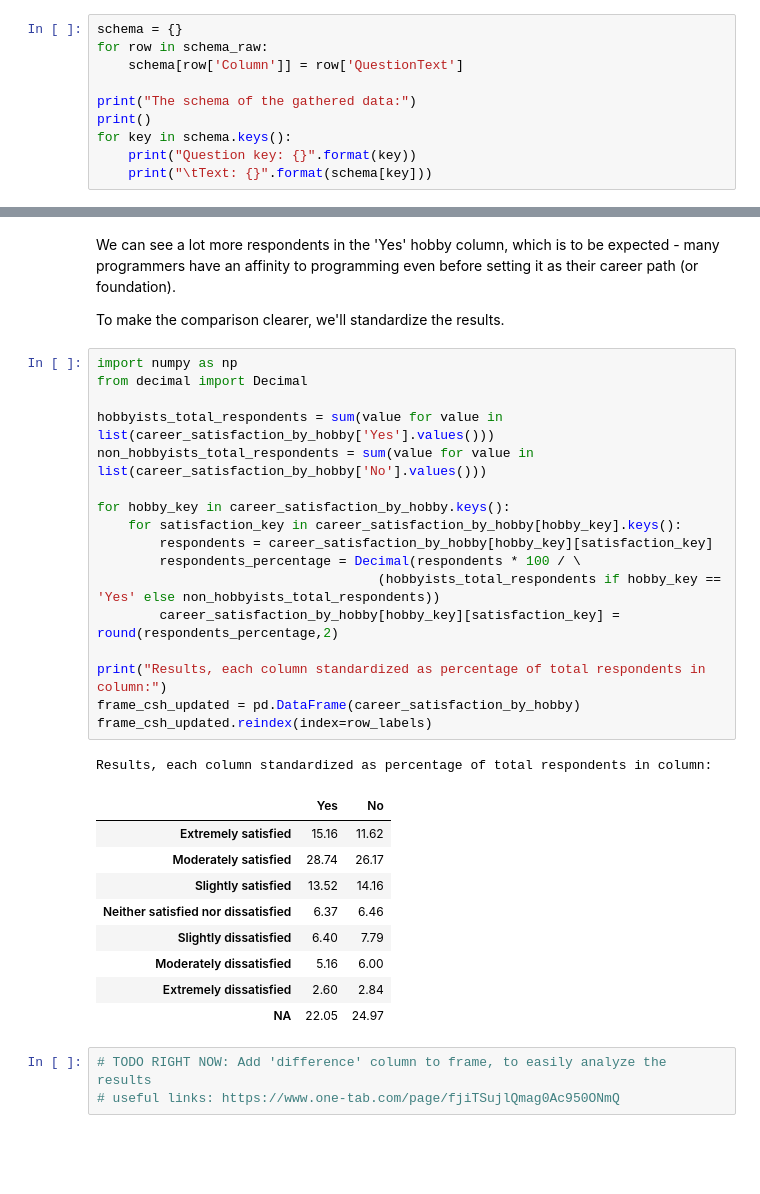
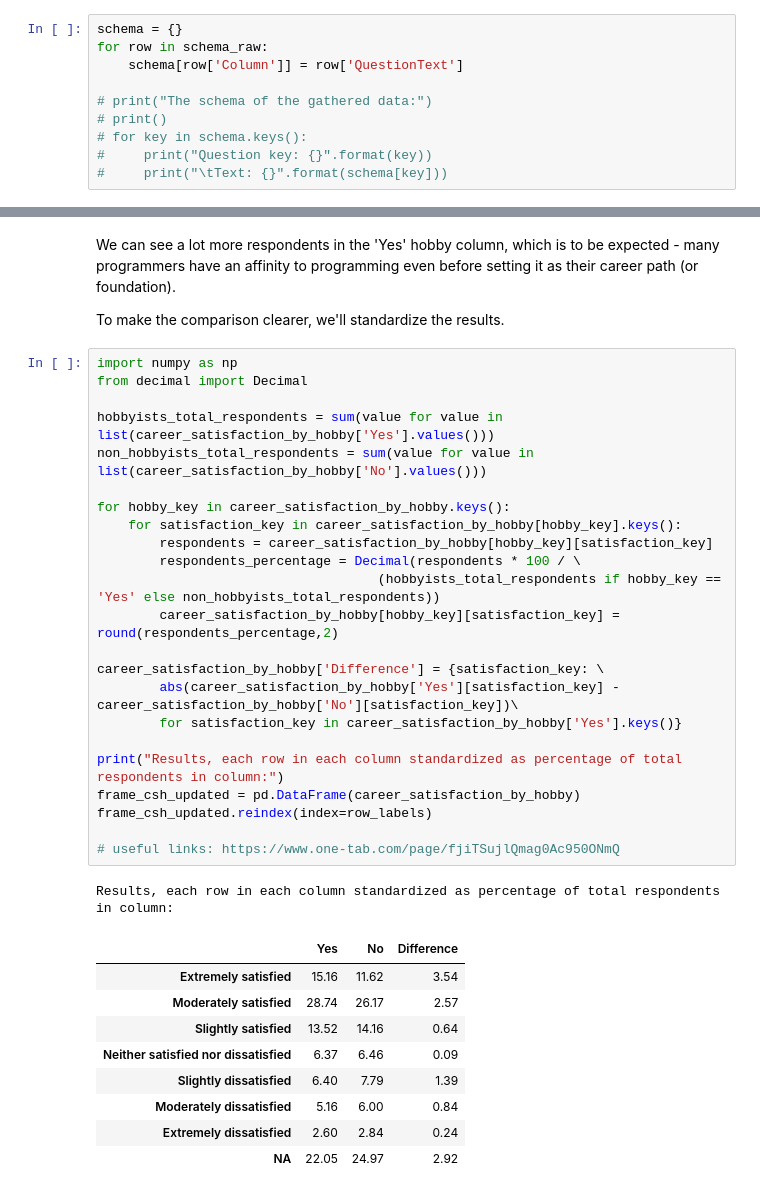
Before and after one commit to gelbermann/sofq_analysis, a Jupyter notebook: Stackoverflow survey data analysis.ipynb, the cells around one changed output, grey strips where cells are left out. Cells and saved outputs as stored; diff of their text form; blank space fills up the shorter version.

```diff
--- a/Stackoverflow survey data analysis.ipynb
+++ b/Stackoverflow survey data analysis.ipynb
@@ -21,8 +21,8 @@ schema = {}
 for row in schema_raw:
     schema[row['Column']] = row['QuestionText']
 
-print("The schema of the gathered data:")
-print()
-for key in schema.keys():
-    print("Question key: {}".format(key))
-    print("\tText: {}".format(schema[key]))
+# print("The schema of the gathered data:")
+# print()
+# for key in schema.keys():
+#     print("Question key: {}".format(key))
+#     print("\tText: {}".format(schema[key]))
@@ -239,31 +217,34 @@ To make the comparison clearer, we'll standardize the results.
 # %%
 import numpy as np
 from decimal import Decimal
 
 hobbyists_total_respondents = sum(value for value in list(career_satisfaction_by_hobby['Yes'].values()))
 non_hobbyists_total_respondents = sum(value for value in list(career_satisfaction_by_hobby['No'].values()))
 
 for hobby_key in career_satisfaction_by_hobby.keys():
     for satisfaction_key in career_satisfaction_by_hobby[hobby_key].keys():
         respondents = career_satisfaction_by_hobby[hobby_key][satisfaction_key]
         respondents_percentage = Decimal(respondents * 100 / \
                                     (hobbyists_total_respondents if hobby_key == 'Yes' else non_hobbyists_total_respondents))
         career_satisfaction_by_hobby[hobby_key][satisfaction_key] = round(respondents_percentage,2)
 
-print("Results, each column standardized as percentage of total respondents in column:")
+career_satisfaction_by_hobby['Difference'] = {satisfaction_key: \
+        abs(career_satisfaction_by_hobby['Yes'][satisfaction_key] - career_satisfaction_by_hobby['No'][satisfaction_key])\
+        for satisfaction_key in career_satisfaction_by_hobby['Yes'].keys()}
+
+print("Results, each row in each column standardized as percentage of total respondents in column:")
 frame_csh_updated = pd.DataFrame(career_satisfaction_by_hobby)
 frame_csh_updated.reindex(index=row_labels)
+
+# useful links: https://www.one-tab.com/page/fjiTSujlQmag0Ac950ONmQ
 # %% [output]
-Results, each column standardized as percentage of total respondents in column:
+Results, each row in each column standardized as percentage of total respondents in column:
-|  | Yes | No |
-| Extremely satisfied | 15.16 | 11.62 |
-| Moderately satisfied | 28.74 | 26.17 |
-| Slightly satisfied | 13.52 | 14.16 |
-| Neither satisfied nor dissatisfied | 6.37 | 6.46 |
-| Slightly dissatisfied | 6.40 | 7.79 |
-| Moderately dissatisfied | 5.16 | 6.00 |
-| Extremely dissatisfied | 2.60 | 2.84 |
-| NA | 22.05 | 24.97 |
+|  | Yes | No | Difference |
+| Extremely satisfied | 15.16 | 11.62 | 3.54 |
+| Moderately satisfied | 28.74 | 26.17 | 2.57 |
+| Slightly satisfied | 13.52 | 14.16 | 0.64 |
+| Neither satisfied nor dissatisfied | 6.37 | 6.46 | 0.09 |
+| Slightly dissatisfied | 6.40 | 7.79 | 1.39 |
+| Moderately dissatisfied | 5.16 | 6.00 | 0.84 |
+| Extremely dissatisfied | 2.60 | 2.84 | 0.24 |
+| NA | 22.05 | 24.97 | 2.92 |
-# %%
-# TODO RIGHT NOW: Add 'difference' column to frame, to easily analyze the results
-# useful links: https://www.one-tab.com/page/fjiTSujlQmag0Ac950ONmQ
```
Also changed, not shown: parts of 7 cells of this notebook.
